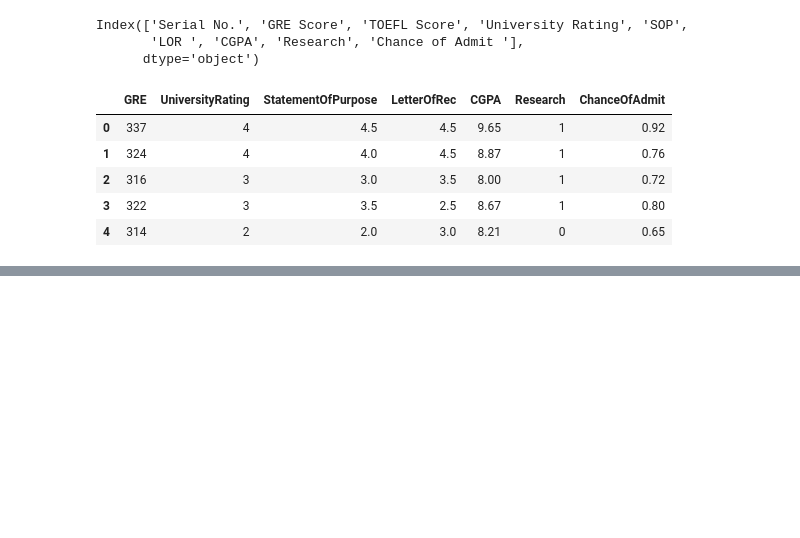
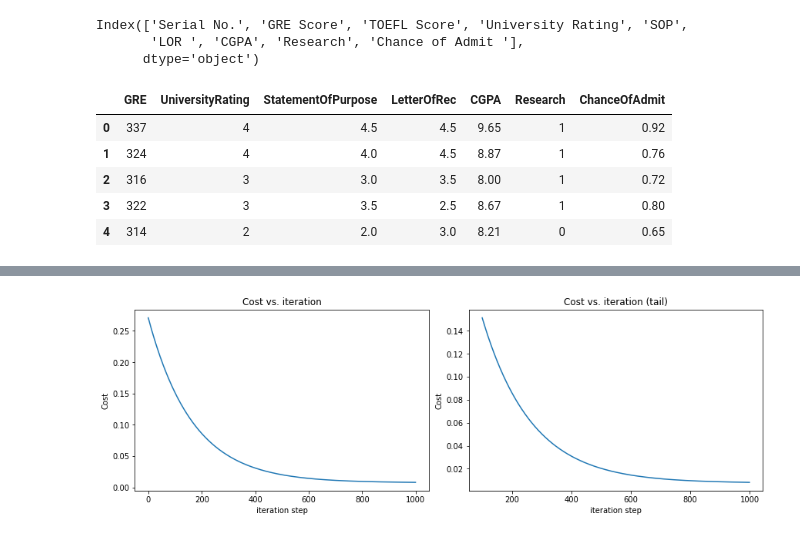
Before and after one commit to JoshuaPark823/MachineLearning_From_Scratch, a Jupyter notebook: Regression/Graduate_Admissions_Prediction/GraduateAdmissions_Model.ipynb, the cells around one changed output, grey strips where cells are left out. Cells and saved outputs as stored; diff of their text form; code cells hidden in the pictures; blank space fills up the shorter version.

```diff
--- a/Regression/Graduate_Admissions_Prediction/GraduateAdmissions_Model.ipynb
+++ b/Regression/Graduate_Admissions_Prediction/GraduateAdmissions_Model.ipynb
@@ -234,0 +237,18 @@ plt.show()
+# %%
+alpha_init = 3e-8
+num_iterations = 1000
+
+w, b, J_history = gradient_descent(
+    X_train,
+    y_train,
+    w_init,
+    b_init,
+    compute_cost,
+    compute_gradient,
+    alpha_init,
+    num_iterations
+)
+
+print(f"Model paramters found using batch gradient descent. {b} {w}")
+print(f"Randomly Selected Prediction: {predict(X_train[15], w, b)}")
+print(f"Randomly Selected Target: {y_train[15]}")
@@ -234,0 +273,11 @@ plt.show()
+# %%
+# plot cost versus iteration
+fig, (ax1, ax2) = plt.subplots(1, 2, constrained_layout=True, figsize=(12, 4))
+ax1.plot(J_history)
+ax2.plot(100 + np.arange(len(J_history[100:])), J_history[100:])
+ax1.set_title("Cost vs. iteration");  ax2.set_title("Cost vs. iteration (tail)")
+ax1.set_ylabel('Cost')             ;  ax2.set_ylabel('Cost')
+ax1.set_xlabel('iteration step')   ;  ax2.set_xlabel('iteration step')
+plt.show()
+# %% [output]
+[figure, added]
```
Also changed, not shown: parts of 5 cells of this notebook.
